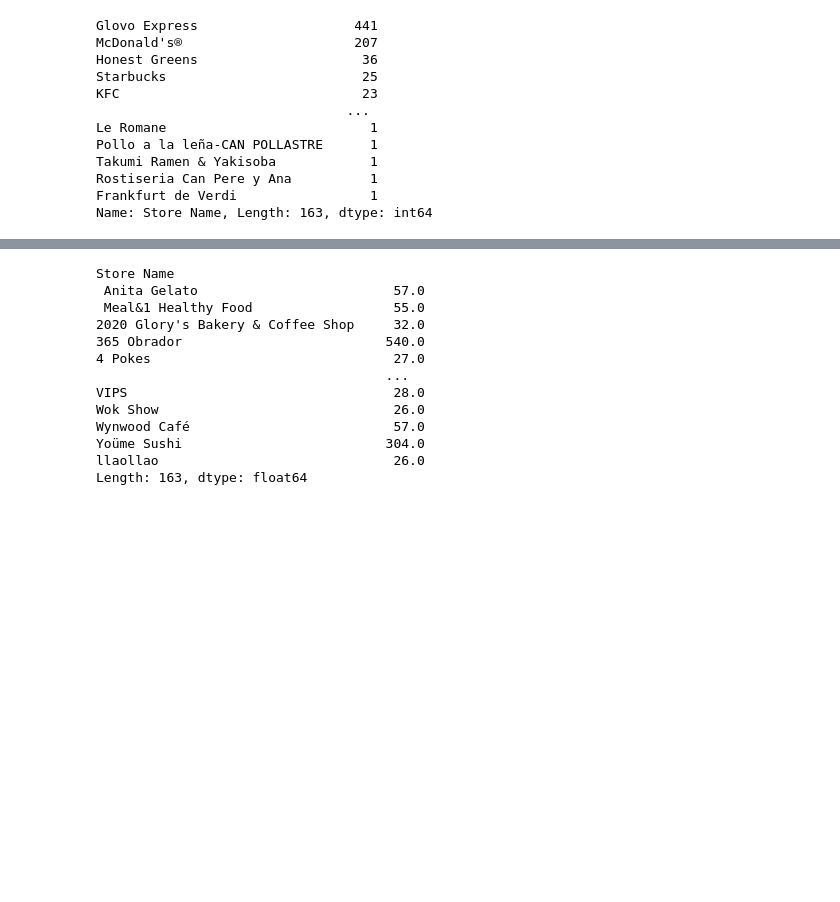
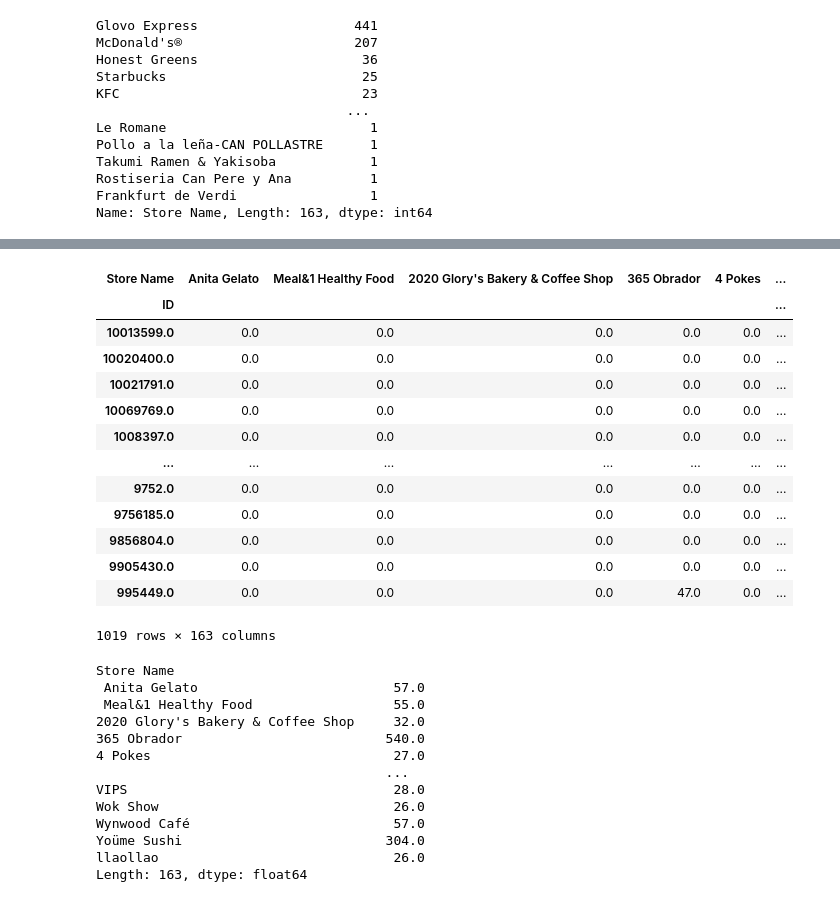
Before and after one commit to nathygonzalez/PR08-final-project-recommendation-system, a Jupyter notebook: Data Exploration.ipynb, the cells around one changed output, grey strips where cells are left out. Cells and saved outputs as stored; diff of their text form; code cells hidden in the pictures; blank space fills up the shorter version.

```diff
--- a/Data Exploration.ipynb
+++ b/Data Exploration.ipynb
@@ -378 +423,20 @@ Text(0, 0.5, 'Restaurants')
+# %%
+# Building a first Matrix through pivot table
+matrix = df_min_orders.pivot(index='ID',columns='Store Name',values='Code').fillna(0)
+matrix
+# %% [output]
+| Store Name | Anita Gelato | Meal&1 Healthy Food | 2020 Glory's Bakery & Coffee Shop | 365 Obrador | 4 Pokes | ... |
+| ID |  |  |  |  |  | ... |
+| 10013599.0 | 0.0 | 0.0 | 0.0 | 0.0 | 0.0 | ... |
+| 10020400.0 | 0.0 | 0.0 | 0.0 | 0.0 | 0.0 | ... |
+| 10021791.0 | 0.0 | 0.0 | 0.0 | 0.0 | 0.0 | ... |
+| 10069769.0 | 0.0 | 0.0 | 0.0 | 0.0 | 0.0 | ... |
+| 1008397.0 | 0.0 | 0.0 | 0.0 | 0.0 | 0.0 | ... |
+| ... | ... | ... | ... | ... | ... | ... |
+| 9752.0 | 0.0 | 0.0 | 0.0 | 0.0 | 0.0 | ... |
+| 9756185.0 | 0.0 | 0.0 | 0.0 | 0.0 | 0.0 | ... |
+| 9856804.0 | 0.0 | 0.0 | 0.0 | 0.0 | 0.0 | ... |
+| 9905430.0 | 0.0 | 0.0 | 0.0 | 0.0 | 0.0 | ... |
+| 995449.0 | 0.0 | 0.0 | 0.0 | 47.0 | 0.0 | ... |
+1019 rows × 163 columns
 # %%
```
Also changed, not shown: parts of 41 cells of this notebook.
